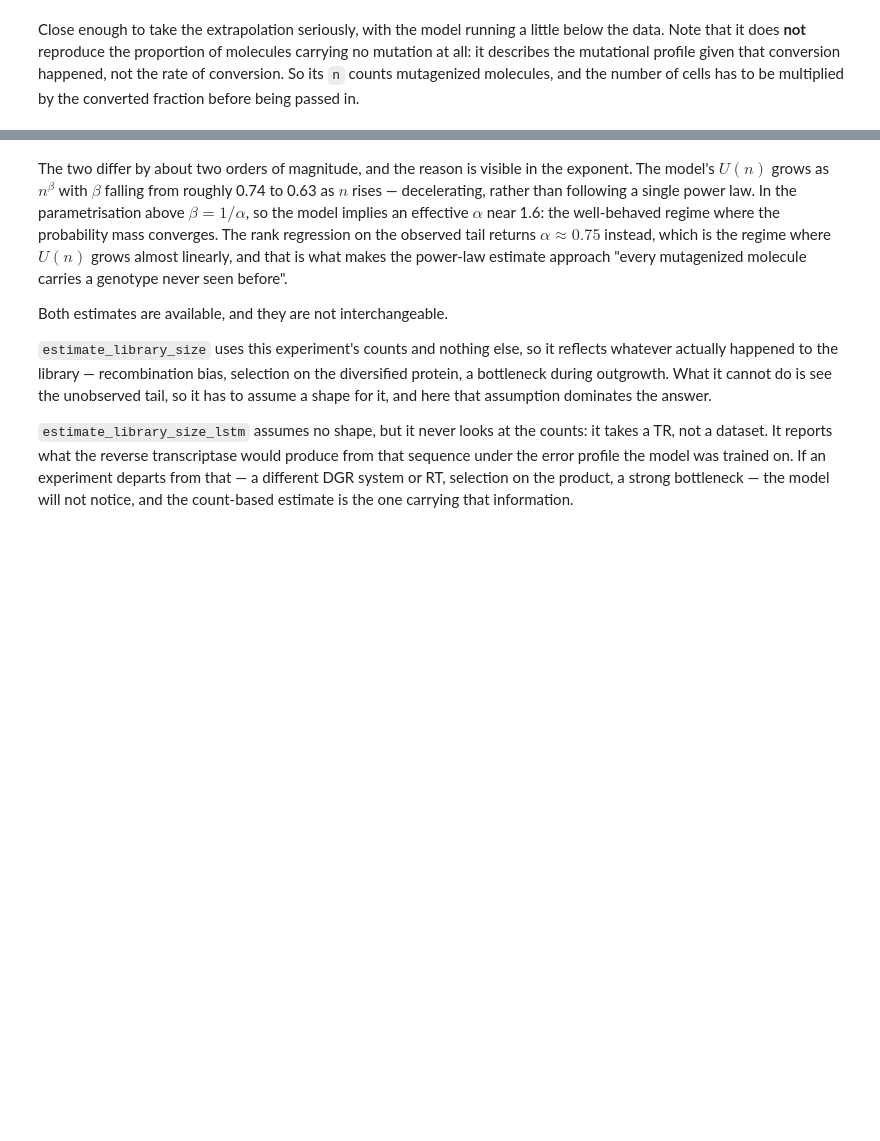
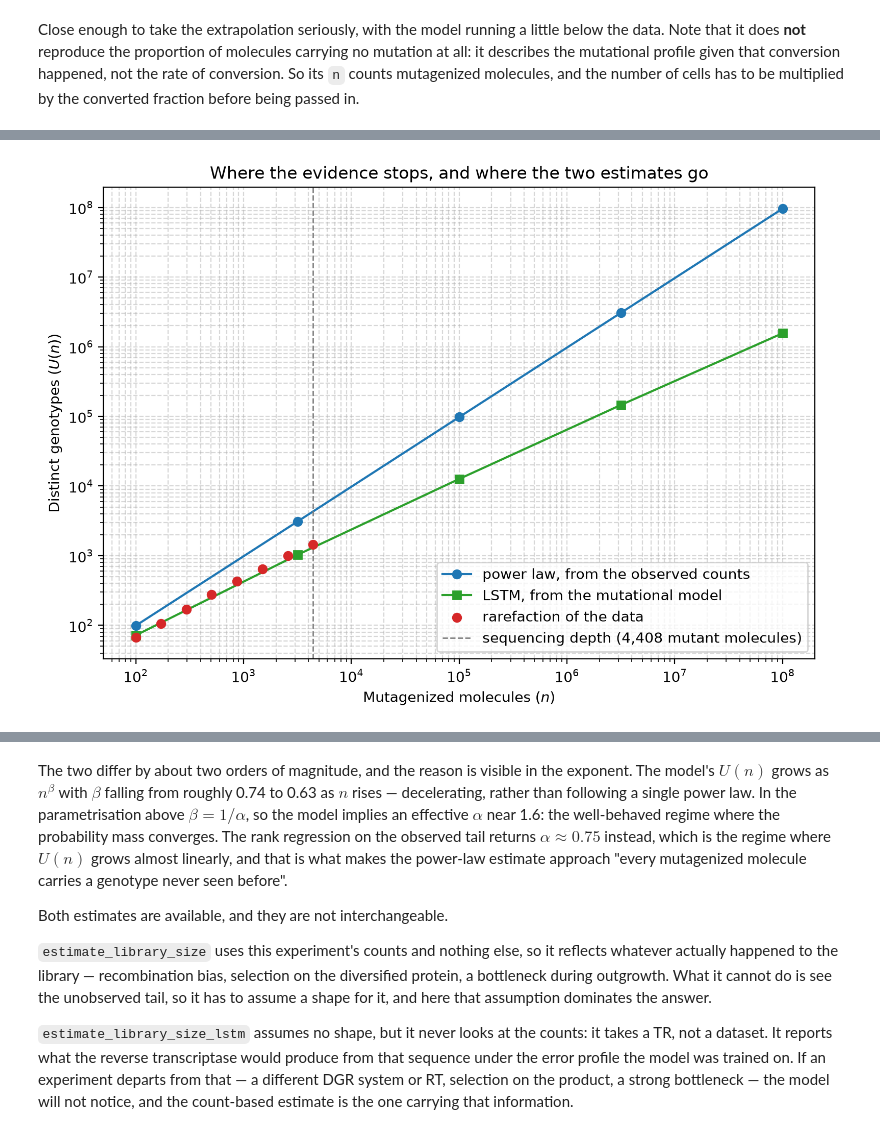
Before and after one commit to dbikard/dgrec, a Jupyter notebook: nbs/DGRec data analysis/01_library_size_estimation.ipynb, the cells around one changed output, grey strips where cells are left out. Drawn from its saved outputs; the diff is of its cells as text; code cells hidden in the pictures; blank space fills up the shorter version.

```diff
--- a/nbs/DGRec data analysis/01_library_size_estimation.ipynb
+++ b/nbs/DGRec data analysis/01_library_size_estimation.ipynb
@@ -295,3 +254,38 @@ from 1,000,000,000 cells, so 93,471,023 mutagenized molecules
 concentration of the model's distribution, independent of n:
   Simpson effective genotypes         83
   Shannon effective genotypes        841
+# %%
+if _LSTM:
+    import random
+    random.seed(0)
+
+    #Rarefaction of the mutant molecules actually sequenced: the span where there is evidence.
+    #Drawn without replacement, so it is bounded by the genotypes observed.
+    pop = [g for g, c in in_window.items() for _ in range(c)]
+    random.shuffle(pop)
+    n_obs = np.logspace(2, np.log10(len(pop)), num=8, base=10, dtype=int)
+    rarefaction = [len(set(pop[:n])) for n in n_obs]
+
+    #Both estimates on the same axis. The power law is fitted to molecules sequenced, so it is
+    #evaluated at the depth needed to yield n mutants. Each LSTM call re-samples the model.
+    n_model = np.logspace(2, 8, num=5, base=10, dtype=int)
+    lstm_curve = [estimate_library_size_lstm(TR, n=int(n), n_samples=1500, seed=0)['library_size']
+                  for n in n_model]
+    power_curve = [estimate_library_size(counts, G=4**20, N=int(n/converted))['library_size']
+                   for n in n_model]
+
+    plt.figure(figsize=(9, 6))
+    plt.plot(n_model, power_curve, 'o-', color='tab:blue', label='power law, from the observed counts')
+    plt.plot(n_model, lstm_curve, 's-', color='tab:green', label='LSTM, from the mutational model')
+    plt.scatter(n_obs, rarefaction, color='tab:red', zorder=5, label='rarefaction of the data')
+    plt.axvline(len(pop), color='gray', ls='--', lw=1,
+                label=f'sequencing depth ({len(pop):,} mutant molecules)')
+    plt.xscale('log')
+    plt.yscale('log')
+    plt.xlabel('Mutagenized molecules ($n$)')
+    plt.ylabel('Distinct genotypes ($U(n)$)')
+    plt.title('Where the evidence stops, and where the two estimates go')
+    plt.grid(True, which="both", ls="--", alpha=0.5)
+    plt.legend()
+    plt.show()
+# %% [output]
@@ -297,0 +297 @@ concentration of the model's distribution, independent of n:
+[figure, added]
```
Also changed, not shown: parts of 6 cells of this notebook, 1 other file.
